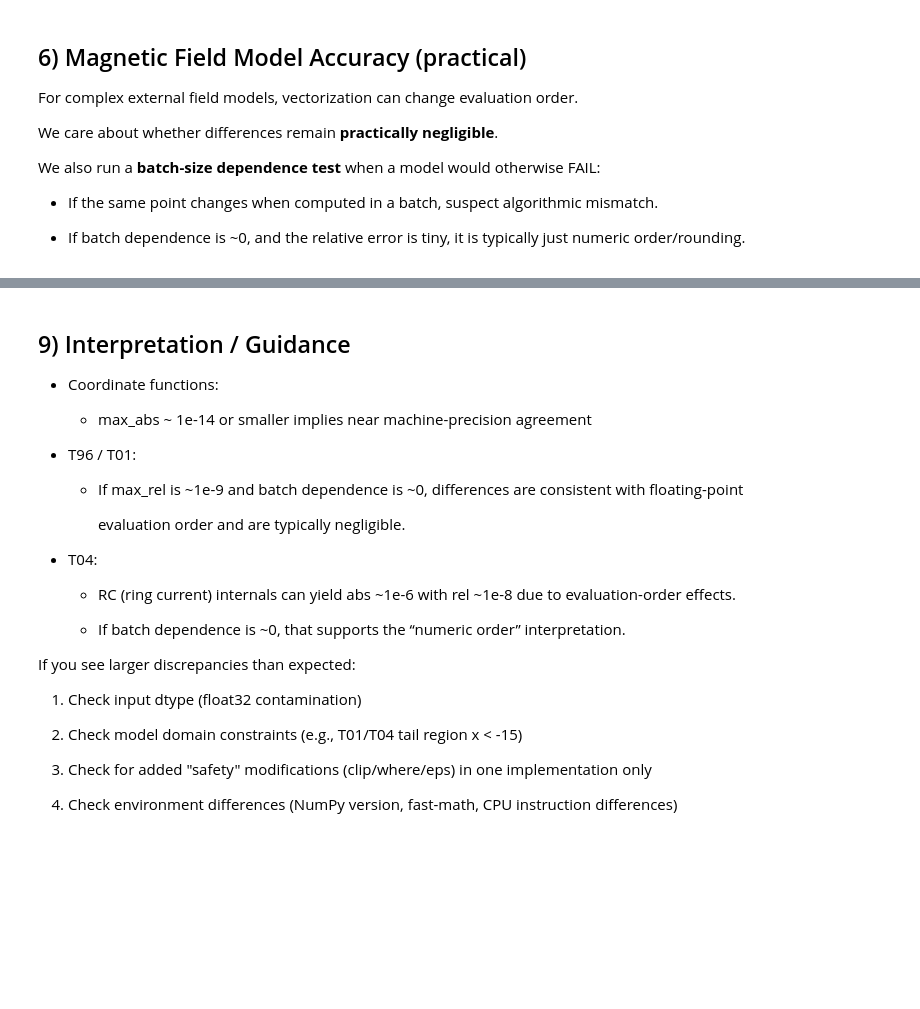
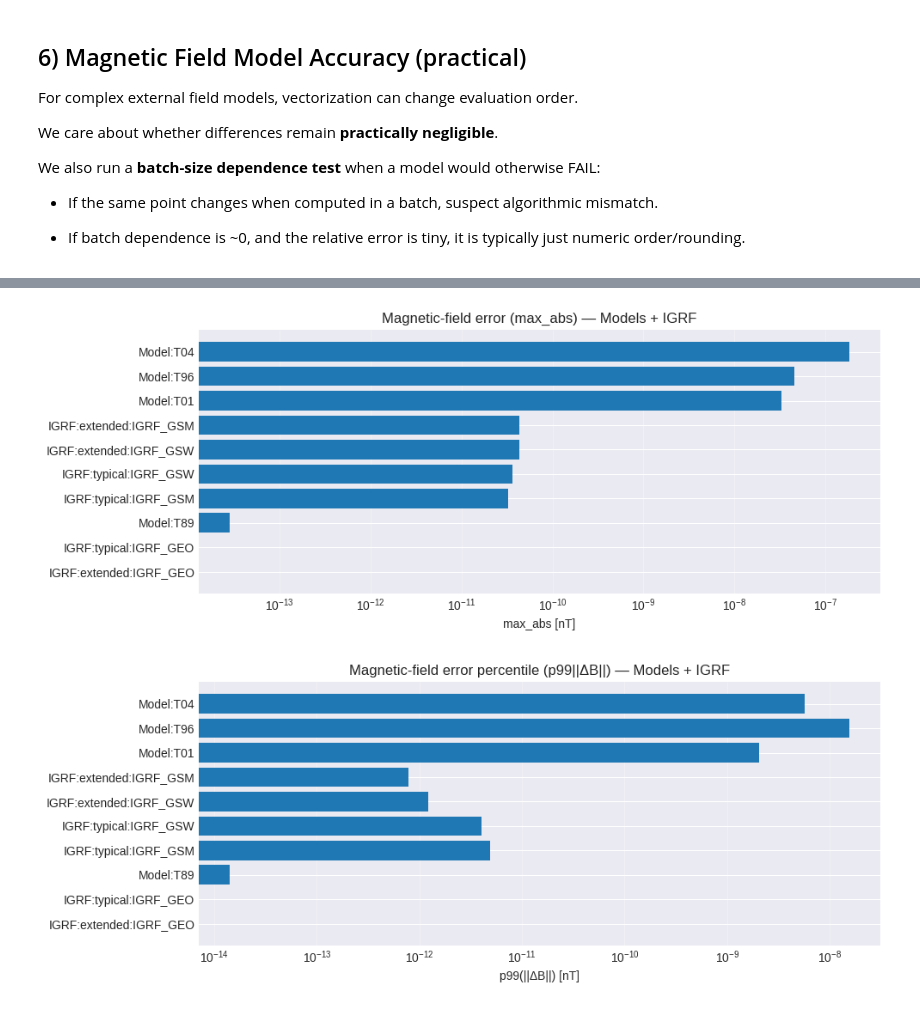
Before and after one commit to Butadiene/Mageometry, a Jupyter notebook: examples/notebooks/04_accuracy_validation.ipynb, the cells around one changed output, grey strips where cells are left out. Drawn from its saved outputs; the diff is of its cells as text; code cells hidden in the pictures; blank space fills up the shorter version.

```diff
--- a/examples/notebooks/04_accuracy_validation.ipynb
+++ b/examples/notebooks/04_accuracy_validation.ipynb
@@ -860,36 +908,36 @@ Overall highlights:
-# %% [markdown]
- ## 9) Interpretation / Guidance
-
-
-
- - Coordinate functions:
-
-   - max_abs ~ 1e-14 or smaller implies near machine-precision agreement
-
-
-
- - T96 / T01:
-
-   - If max_rel is ~1e-9 and batch dependence is ~0, differences are consistent with floating-point
-
-     evaluation order and are typically negligible.
-
-
-
- - T04:
-
-   - RC (ring current) internals can yield abs ~1e-6 with rel ~1e-8 due to evaluation-order effects.
-
-   - If batch dependence is ~0, that supports the “numeric order” interpretation.
-
-
-
- If you see larger discrepancies than expected:
-
- 1) Check input dtype (float32 contamination)
-
- 2) Check model domain constraints (e.g., T01/T04 tail region x < -15)
-
- 3) Check for added "safety" modifications (clip/where/eps) in one implementation only
-
- 4) Check environment differences (NumPy version, fast-math, CPU instruction differences)
+# %%
+# Plot only magnetic-field-type results (Models + IGRF)
+df_B = df_summary[df_summary["Type"].isin(["Model", "IGRF"])].copy()
+
+if len(df_B) == 0:
+    print("No magnetic-field results found (Model/IGRF).")
+else:
+    df_B["label"] = df_B.apply(
+        lambda r: f"{r['Type']}:{r['Domain']}:{r['Function']}" if r["Domain"] else f"{r['Type']}:{r['Function']}",
+        axis=1
+    )
+
+    df_B = df_B.sort_values("max_abs", ascending=True)
+
+    # (A) max_abs bar chart
+    plt.figure(figsize=(10, max(4, 0.35*len(df_B))))
+    plt.barh(df_B["label"], df_B["max_abs"])
+    plt.xscale("log")
+    plt.xlabel("max_abs [nT]")
+    plt.title("Magnetic-field error (max_abs) — Models + IGRF")
+    plt.grid(True, alpha=0.3, axis="x")
+    plt.tight_layout()
+    plt.show()
+
+    # (B) p99||dB|| bar chart
+    plt.figure(figsize=(10, max(4, 0.35*len(df_B))))
+    plt.barh(df_B["label"], df_B["p99||dB||"])
+    plt.xscale("log")
+    plt.xlabel("p99(||ΔB||) [nT]")
+    plt.title("Magnetic-field error percentile (p99||ΔB||) — Models + IGRF")
+    plt.grid(True, alpha=0.3, axis="x")
+    plt.tight_layout()
+    plt.show()
+# %% [output]
+[figure, added]
+[figure, added]
```
Also changed, not shown: parts of 17 cells of this notebook, 29 other files.
